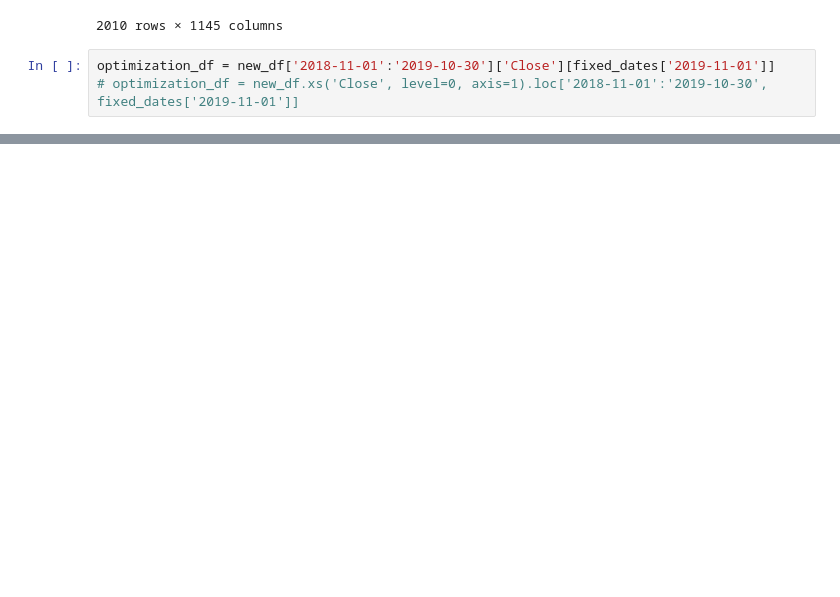
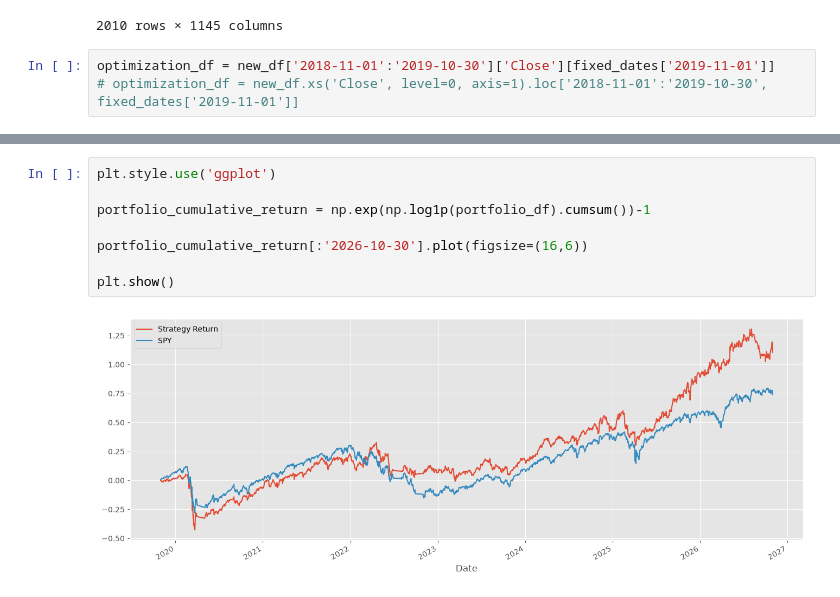
Before and after one commit to swaraj2107/Unsupervised_Learning_Trading_Strategy, a Jupyter notebook: main_program.ipynb, the cells around one changed output, grey strips where cells are left out. Drawn from its saved outputs; the diff is of its cells as text; blank space fills up the shorter version.

```diff
--- a/main_program.ipynb
+++ b/main_program.ipynb
@@ -509,0 +651,10 @@ temp_df
+# %%
+plt.style.use('ggplot')
+
+portfolio_cumulative_return = np.exp(np.log1p(portfolio_df).cumsum())-1
+
+portfolio_cumulative_return[:'2026-10-30'].plot(figsize=(16,6))
+
+plt.show()
+# %% [output]
+[figure, added]
```
Also changed, not shown: parts of 21 cells of this notebook.
